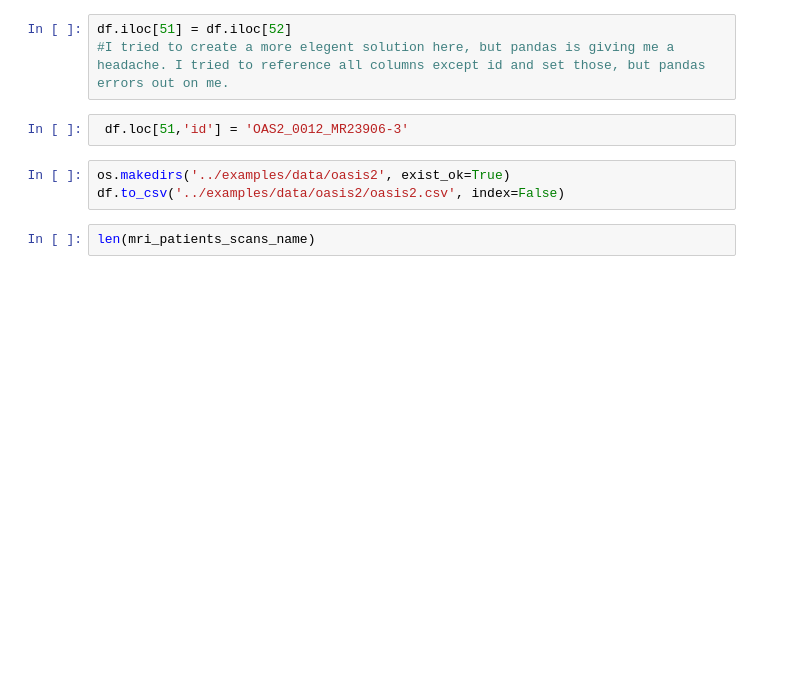
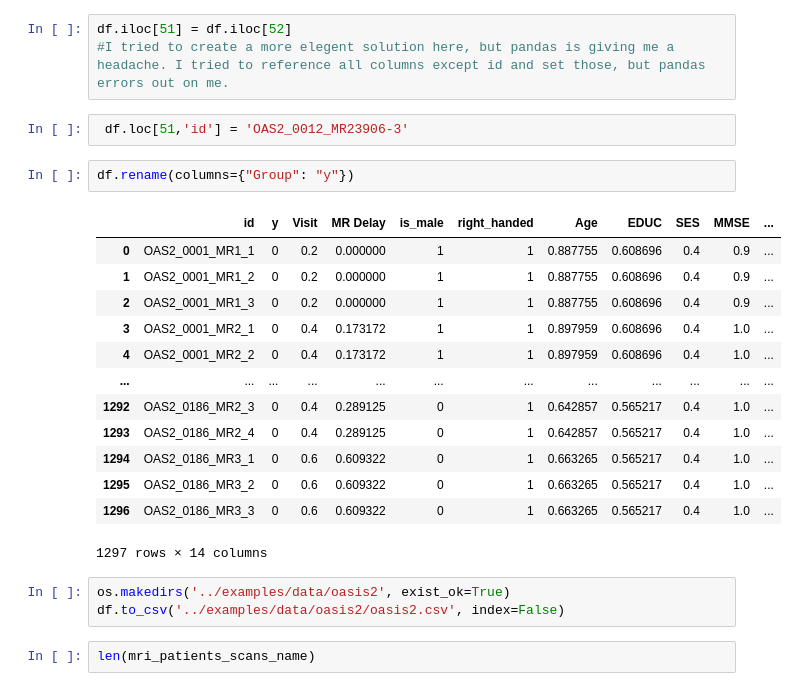
Before and after one commit to PaulKMandal/vfl-alzheimer, a Jupyter notebook: nonfed/oasis-brain-analysis-with-transfer-learning-vgg16.ipynb, the cells around one changed output. Cells and saved outputs as stored; diff of their text form; blank space fills up the shorter version.

Commit message:
Changed 'group' to 'y' for FATE compat

```diff
--- a/nonfed/oasis-brain-analysis-with-transfer-learning-vgg16.ipynb
+++ b/nonfed/oasis-brain-analysis-with-transfer-learning-vgg16.ipynb
@@ -464,6 +464,22 @@ df.iloc[51] = df.iloc[52]
 #I tried to create a more elegent solution here, but pandas is giving me a headache. I tried to reference all columns except id and set those, but pandas errors out on me.
 # %%
  df.loc[51,'id'] = 'OAS2_0012_MR23906-3'
+# %%
+df.rename(columns={"Group": "y"})
+# %% [output]
+|  | id | y | Visit | MR Delay | is_male | right_handed | Age | EDUC | SES | MMSE | ... |
+| 0 | OAS2_0001_MR1_1 | 0 | 0.2 | 0.000000 | 1 | 1 | 0.887755 | 0.608696 | 0.4 | 0.9 | ... |
+| 1 | OAS2_0001_MR1_2 | 0 | 0.2 | 0.000000 | 1 | 1 | 0.887755 | 0.608696 | 0.4 | 0.9 | ... |
+| 2 | OAS2_0001_MR1_3 | 0 | 0.2 | 0.000000 | 1 | 1 | 0.887755 | 0.608696 | 0.4 | 0.9 | ... |
+| 3 | OAS2_0001_MR2_1 | 0 | 0.4 | 0.173172 | 1 | 1 | 0.897959 | 0.608696 | 0.4 | 1.0 | ... |
+| 4 | OAS2_0001_MR2_2 | 0 | 0.4 | 0.173172 | 1 | 1 | 0.897959 | 0.608696 | 0.4 | 1.0 | ... |
+| ... | ... | ... | ... | ... | ... | ... | ... | ... | ... | ... | ... |
+| 1292 | OAS2_0186_MR2_3 | 0 | 0.4 | 0.289125 | 0 | 1 | 0.642857 | 0.565217 | 0.4 | 1.0 | ... |
+| 1293 | OAS2_0186_MR2_4 | 0 | 0.4 | 0.289125 | 0 | 1 | 0.642857 | 0.565217 | 0.4 | 1.0 | ... |
+| 1294 | OAS2_0186_MR3_1 | 0 | 0.6 | 0.609322 | 0 | 1 | 0.663265 | 0.565217 | 0.4 | 1.0 | ... |
+| 1295 | OAS2_0186_MR3_2 | 0 | 0.6 | 0.609322 | 0 | 1 | 0.663265 | 0.565217 | 0.4 | 1.0 | ... |
+| 1296 | OAS2_0186_MR3_3 | 0 | 0.6 | 0.609322 | 0 | 1 | 0.663265 | 0.565217 | 0.4 | 1.0 | ... |
+1297 rows × 14 columns
 # %%
 os.makedirs('../examples/data/oasis2', exist_ok=True)
 df.to_csv('../examples/data/oasis2/oasis2.csv', index=False)
```
Also changed, not shown: 1 other file.
